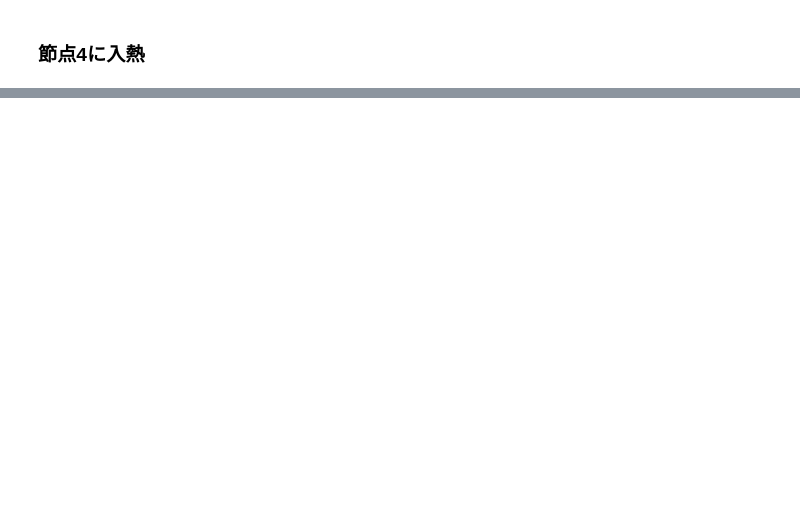
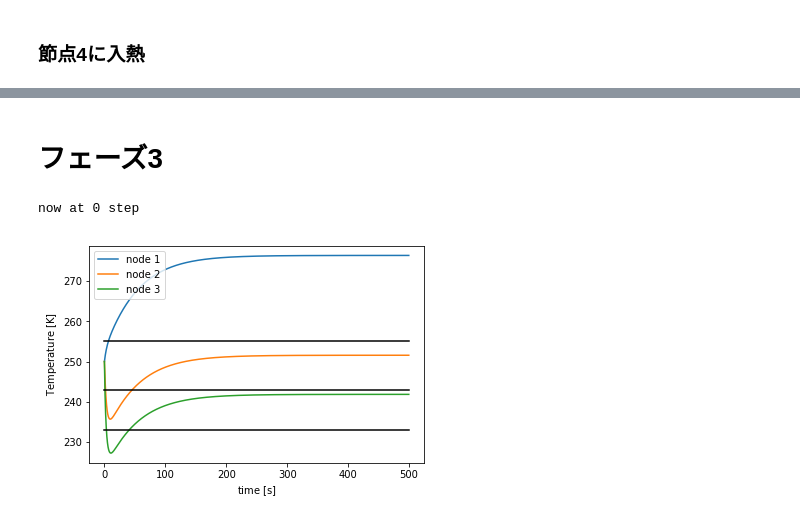
Before and after one commit to kminoda/seed_bank_in_space, a Jupyter notebook: src/thermal/thermal_simu_5nodes.ipynb, the cells around one changed output, grey strips where cells are left out. Cells and saved outputs as stored; diff of their text form; code cells hidden in the pictures; blank space fills up the shorter version.

Commit message:
thermal final

```diff
--- a/src/thermal/thermal_simu_5nodes.ipynb
+++ b/src/thermal/thermal_simu_5nodes.ipynb
@@ -59,7 +59,7 @@ class Thermal_eq:
             self.R = param_R
 
     def set_Q_in(self,n_node,Q_t):
-        self.Q_in[n_node-1] = Q_t
+        self.Q_in[n_node-1] = (np.array(Q_t) + np.array(self.Q_in[n_node-1])).tolist()
 
     def solve_eq(self,T_init):
         self.T_all[0] = T_init
@@ -100,9 +100,9 @@ class Thermal_eq:
             plt.plot(self.time,T[:,i],label='node {0}'.format(i+1))
         threshold = np.ones_like(self.time)
 
-        #plt.plot(self.time,threshold*255,color='black')
-        #plt.plot(self.time,threshold*243,color='black')
-        #plt.plot(self.time,threshold*233,color='black')
+        plt.plot(self.time,threshold*255,color='black')
+        plt.plot(self.time,threshold*243,color='black')
+        plt.plot(self.time,threshold*233,color='black')
 
         plt.legend()
         if save:
@@ -350,2 +353,4 @@ now at 0 step
 # %%
 #eq.export_data_to_csv('capsule_1to5')
+# %% [markdown]
+# フェーズ3
@@ -351,0 +382,38 @@ now at 0 step
+# %%
+A_phase3 = A[2:]
+m_i_phase3 = m_i[2:]
+c_i_phase3 = c_i[2:]
+C_ij_phase3 = np.array(C_ij)[2:,2:].tolist()
+
+R_ij_phase3 = [
+     [F_33*eps_i[2]*eps_i[2]*A[2]/2, F_34*eps_i[2]*eps_i[3]*A[2]/2,
+          F_35*eps_i[2]*eps_i[4]*A[2]/2, 0.5*eps_o[2]*eps_o[5]*A[2]],
+     [F_43*eps_i[3]*eps_i[2]*A[3]/2, F_44*eps_i[3]*eps_i[3]*A[3]/2,
+          F_45*eps_i[3]*eps_i[4]*A[3]/2, 0.5*eps_o[3]*eps_o[5]*A[3]],
+     [F_53*eps_i[4]*eps_i[2]*A[3]/2, F_54*eps_i[4]*eps_i[3]*A[3]/2,
+          F_55*eps_i[4]*eps_i[4]*A[3]/2, 0.5*eps_o[4]*eps_o[5]*A[3]],
+     [0.,0.,0.,0.]]
+
+r = 1200 + r_e
+T_rev = 2*math.pi*math.sqrt((r*10**3)**3/G/M_e)
+# %%
+def get_Q1(n_steps,A,alpha,eps):
+    return ((alpha[2] * A[2] * 1 * Ps)*np.ones(n_steps)).tolist()
+def get_Q2_3(n_steps,A,alpha,eps):
+    A2_project_3 = (D1**2-D5**2)*np.pi/4
+    return ((alpha[3] * A2_project_3 * 1 * Ps)*np.ones(n_steps)).tolist()
+def get_Q2_2(n_steps,A,alpha,eps):
+    A2_project_2 = (D1+D5)*L4/2
+    return ((alpha[3] * A2_project_2 * 1 * Ps)*np.ones(n_steps)).tolist()
+def get_Q3(n_steps,A,alpha,eps):
+    return ((alpha[4] * A[2] * 1 * Ps)*np.ones(n_steps)).tolist()
+# %%
+eq = Thermal_eq(n_nodes=n_nodes-2,n_steps=n_steps,dt=dt)
+eq.set_params(param_m=m_i_phase3,param_C=C_ij_phase3,param_c=c_i_phase3,param_R=R_ij_phase3)
+eq.set_Q_in(1,get_Q1(n_steps,A_phase3,alpha_o,eps_o))
+T_init = [250.,250.,250.,3.]
+eq.solve_eq(T_init)
+eq.plot_T(save=True)
+# %% [output]
+now at 0 step
+[figure, added]
```
Also changed, not shown: parts of 10 cells of this notebook.
